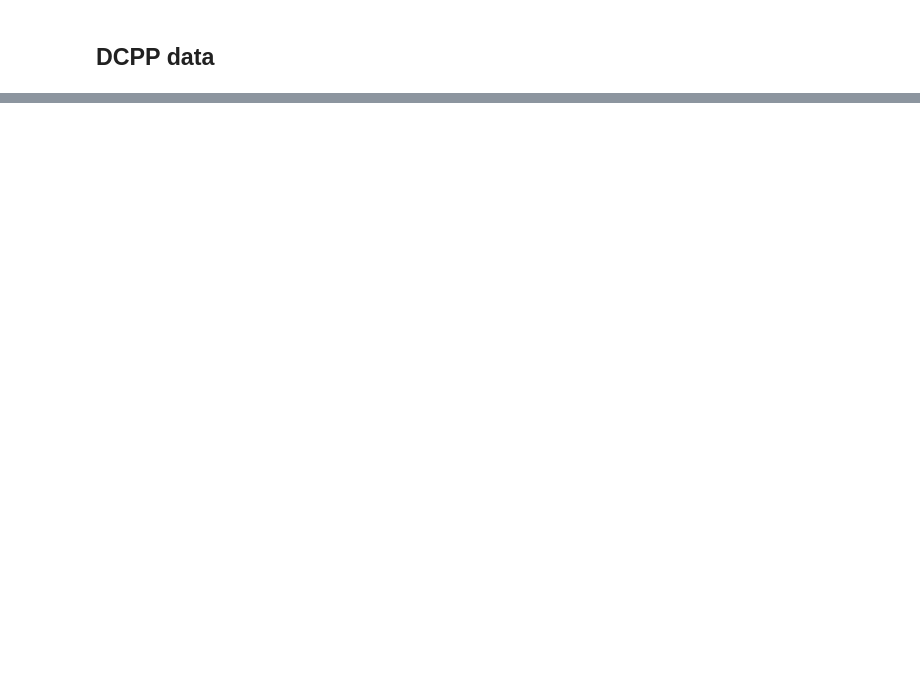
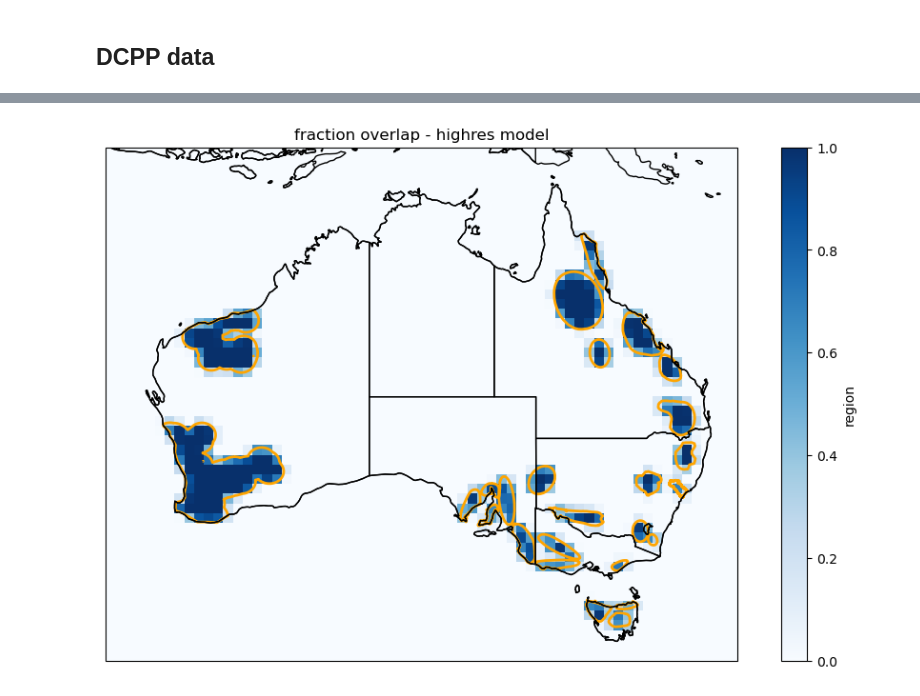
Before and after one commit to AusClimateService/unseen-projects, a Jupyter notebook: project-wind-drought/testing.ipynb, the cells around one changed output, grey strips where cells are left out. Drawn from its saved outputs; the diff is of its cells as text; code cells hidden in the pictures; blank space fills up the shorter version.

```diff
--- a/project-wind-drought/testing.ipynb
+++ b/project-wind-drought/testing.ipynb
@@ -55,0 +95,36 @@ ds_highres = xr.open_dataset(infile_highres)
+# %%
+mask_dict[('10pct', 'lowres')] = mask_dict[('frac', 'lowres')] >= 0.1
+# %%
+mask_dict[('50pct', 'highres')] = mask_dict[('frac', 'highres')] >= 0.5
+# %%
+mask_dict[('50pct', 'lowres')] = mask_dict[('frac', 'lowres')] >= 0.5
+# %%
+titles = {
+    'frac': 'fraction overlap',
+    'centre': 'cells with centre point in region',
+    '10pct': 'cells with > 10% overlap with region',
+    '50pct': 'cells with > 50% overlap with region'
+}
+
+def plot_mask(mask, model):
+    """Plot mask"""
+
+    assert mask in ['frac', 'centre', '10pct', '50pct']
+    assert model in ['highres', 'lowres']
+
+    fig = plt.figure(figsize=[12, 7])
+    ax1 = fig.add_subplot(111, projection=ccrs.PlateCarree())
+
+    colorbar = True if mask == 'frac' else False
+    mask_dict[(mask, model)].plot(ax=ax1, transform=ccrs.PlateCarree(), cmap='Blues', add_colorbar=colorbar)
+
+    ax1.add_geometries(wind_combined_gdf.geometry, ccrs.PlateCarree(), facecolor='none', linewidth=2.0, edgecolor='orange')
+    ax1.coastlines()
+    ax1.add_feature(cartopy.feature.STATES)
+    ax1.set_extent([110, 155.5, -8, -45], crs=ccrs.PlateCarree())
+    ax1.set_title(f'{titles[mask]} - {model} model')
+    plt.show()
+# %%
+plot_mask('frac', 'highres')
+# %% [output]
+[figure, added]
```
Also changed, not shown: parts of 32 cells of this notebook, 1 other file.
